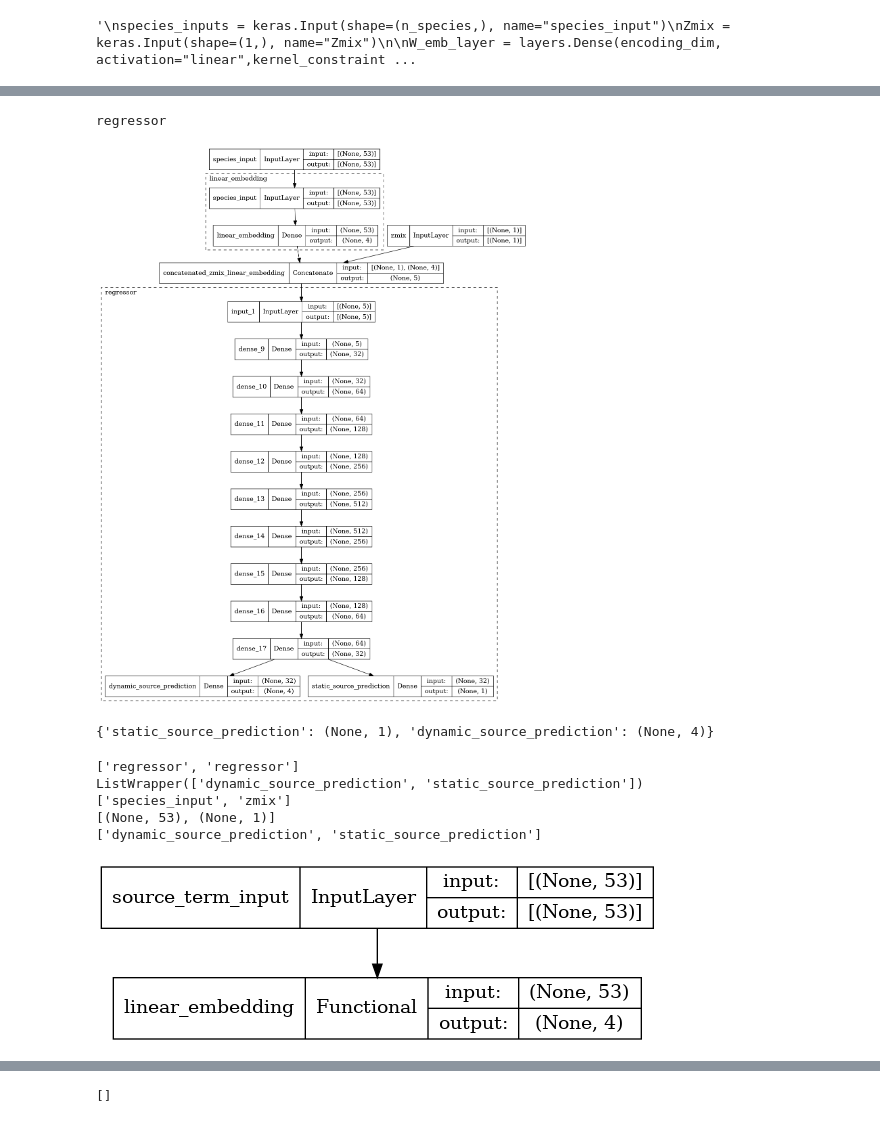
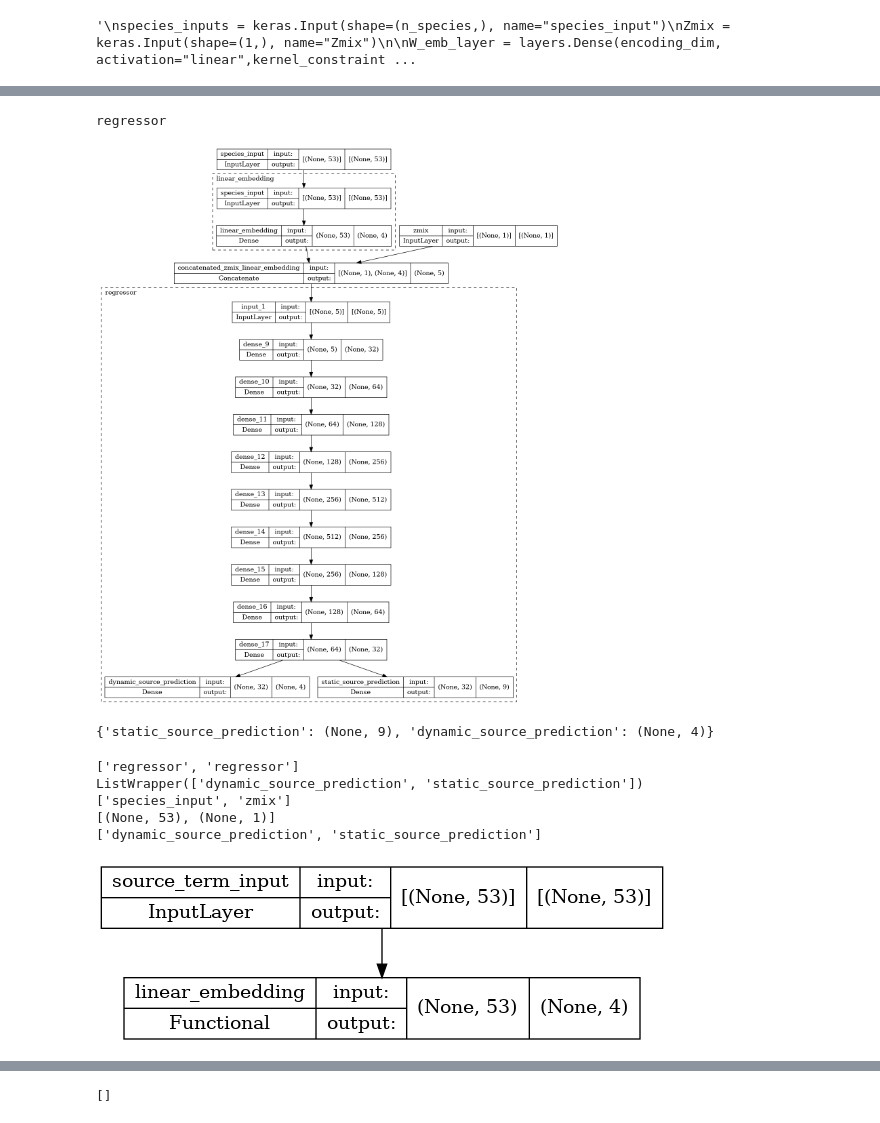
Before and after one commit to amolsalunkhe/ChemTab, a Jupyter notebook: src/Dynamic+Static_Source_Term_Prediction.ipynb, the cells around one changed output, grey strips where cells are left out. Cells and saved outputs as stored; diff of their text form; code cells hidden in the pictures.

```diff
--- a/src/Dynamic+Static_Source_Term_Prediction.ipynb
+++ b/src/Dynamic+Static_Source_Term_Prediction.ipynb
@@ -150,8 +154,8 @@ from models.pcdnnv2_model_factory import *
 
 factory = PCDNNV2ModelFactory()
 
-#base_regression_model = keras.models.load_model('static_deps_model_template.h5', custom_objects=factory.concreteClassCustomObject)
-base_regression_model = keras.models.load_model('souener_only_model_template.h5', custom_objects=factory.concreteClassCustomObject)
+base_regression_model = keras.models.load_model('static_deps_model_template.h5', custom_objects=factory.concreteClassCustomObject)
+#base_regression_model = keras.models.load_model('souener_only_model_template.h5', custom_objects=factory.concreteClassCustomObject)
 base_regression_model._name = 'base_regression_model'
 
 base_regression_model.output_names = ['dynamic_source_prediction', 'static_source_prediction']
@@ -165,7 +172,7 @@ print(base_regression_model.layers[-1].name)
 tf.keras.utils.plot_model(base_regression_model, expand_nested=True, show_shapes=True)
 # %% [output]
 regressor
-[figure, old version]
+[figure, new version]
 # %%
 #species_inputs = keras.Input(shape=(n_species,), name="species_input")
 #Zmix = keras.Input(shape=(1,), name="Zmix")
@@ -182,4 +189,4 @@ regressor
 # %%
 base_regression_model.output_shape
 # %% [output]
-{'static_source_prediction': (None, 1), 'dynamic_source_prediction': (None, 4)}
+{'static_source_prediction': (None, 9), 'dynamic_source_prediction': (None, 4)}
@@ -260,15 +251,15 @@ ListWrapper(['dynamic_source_prediction', 'static_source_prediction'])
 ['dynamic_source_prediction', 'static_source_prediction']
 # %%
 W_emb_layer = base_regression_model.get_layer('linear_embedding')
-source_term_truth_model = get_source_term_truth_model(W_emb_layer)
+source_term_truth_model = get_dynamic_source_truth_model(W_emb_layer)
 tf.keras.utils.plot_model(source_term_truth_model,
     show_shapes=True,
     show_layer_names=True,
     rankdir="TB",
     expand_nested=False,
     dpi=96)
 # %% [output]
-[figure, old version]
+[figure, new version]
 # %%
 container_model = dynamic_source_term_pred_wrap(base_regression_model)
 container_model.build(input_shape={"species_input": (53,), "Zmix": (1,), "source_term_input": (53,)})
```
Also changed, not shown: parts of 12 cells of this notebook, 2 other files.
